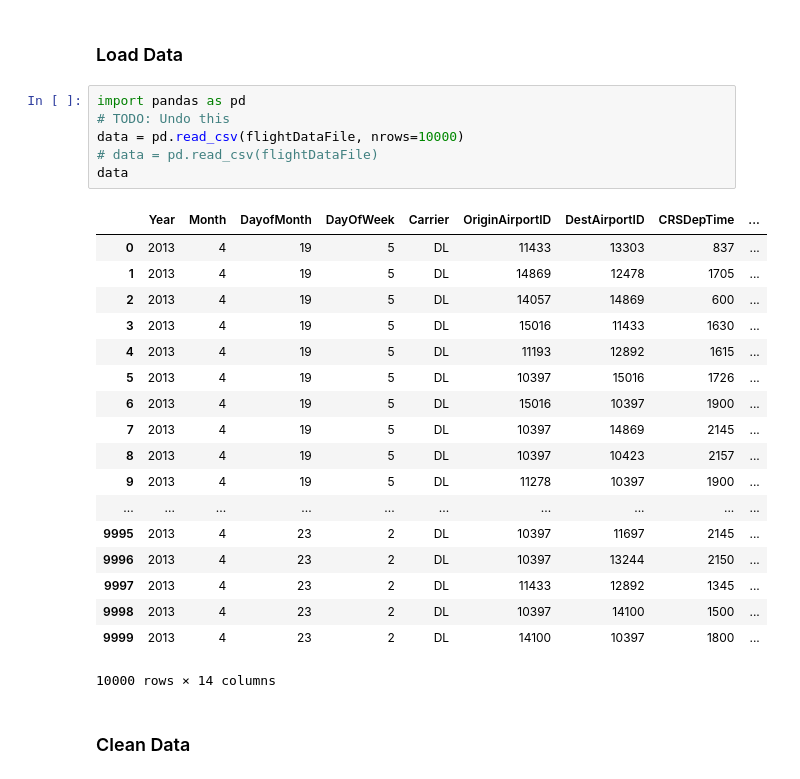
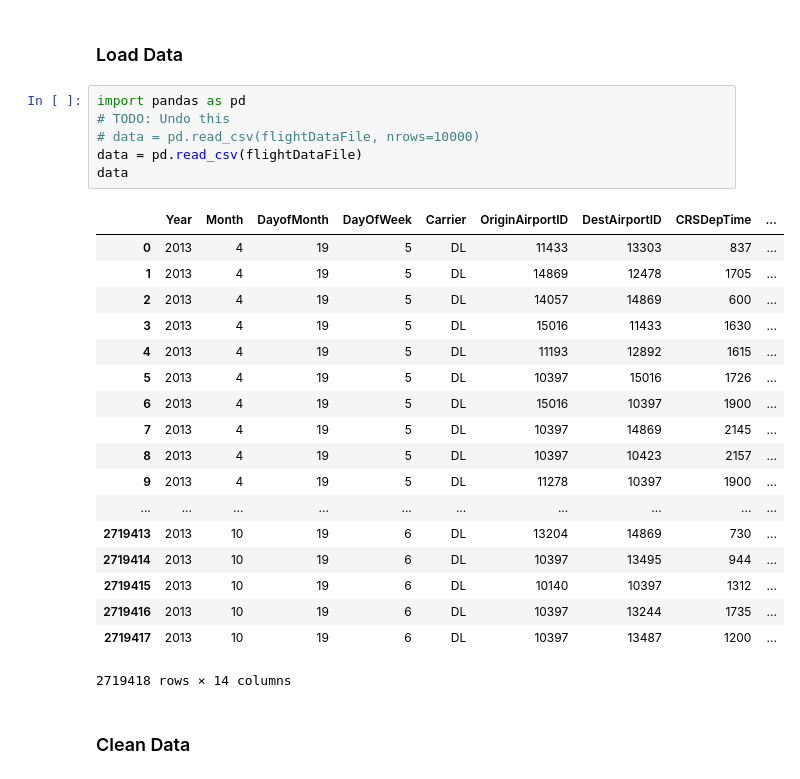
Before and after one commit to npalacio/IntroToAI, a Jupyter notebook: Homework/Project/Work/Flight Prediction.ipynb, the cells around one changed output. Cells and saved outputs as stored; diff of their text form.

Commit message:
Working version with weather data and linear regression

```diff
--- a/Homework/Project/Work/Flight Prediction.ipynb
+++ b/Homework/Project/Work/Flight Prediction.ipynb
@@ -20,28 +20,28 @@ dayCol = 'DayOfWeek'
 # %%
 import pandas as pd
 # TODO: Undo this
-data = pd.read_csv(flightDataFile, nrows=10000)
-# data = pd.read_csv(flightDataFile)
+# data = pd.read_csv(flightDataFile, nrows=10000)
+data = pd.read_csv(flightDataFile)
 data
 # %% [output]
 |  | Year | Month | DayofMonth | DayOfWeek | Carrier | OriginAirportID | DestAirportID | CRSDepTime | ... |
 | 0 | 2013 | 4 | 19 | 5 | DL | 11433 | 13303 | 837 | ... |
 | 1 | 2013 | 4 | 19 | 5 | DL | 14869 | 12478 | 1705 | ... |
 | 2 | 2013 | 4 | 19 | 5 | DL | 14057 | 14869 | 600 | ... |
 | 3 | 2013 | 4 | 19 | 5 | DL | 15016 | 11433 | 1630 | ... |
 | 4 | 2013 | 4 | 19 | 5 | DL | 11193 | 12892 | 1615 | ... |
 | 5 | 2013 | 4 | 19 | 5 | DL | 10397 | 15016 | 1726 | ... |
 | 6 | 2013 | 4 | 19 | 5 | DL | 15016 | 10397 | 1900 | ... |
 | 7 | 2013 | 4 | 19 | 5 | DL | 10397 | 14869 | 2145 | ... |
 | 8 | 2013 | 4 | 19 | 5 | DL | 10397 | 10423 | 2157 | ... |
 | 9 | 2013 | 4 | 19 | 5 | DL | 11278 | 10397 | 1900 | ... |
 | ... | ... | ... | ... | ... | ... | ... | ... | ... | ... |
-| 9995 | 2013 | 4 | 23 | 2 | DL | 10397 | 11697 | 2145 | ... |
-| 9996 | 2013 | 4 | 23 | 2 | DL | 10397 | 13244 | 2150 | ... |
-| 9997 | 2013 | 4 | 23 | 2 | DL | 11433 | 12892 | 1345 | ... |
-| 9998 | 2013 | 4 | 23 | 2 | DL | 10397 | 14100 | 1500 | ... |
-| 9999 | 2013 | 4 | 23 | 2 | DL | 14100 | 10397 | 1800 | ... |
+| 2719413 | 2013 | 10 | 19 | 6 | DL | 13204 | 14869 | 730 | ... |
+| 2719414 | 2013 | 10 | 19 | 6 | DL | 10397 | 13495 | 944 | ... |
+| 2719415 | 2013 | 10 | 19 | 6 | DL | 10140 | 10397 | 1312 | ... |
+| 2719416 | 2013 | 10 | 19 | 6 | DL | 10397 | 13244 | 1735 | ... |
+| 2719417 | 2013 | 10 | 19 | 6 | DL | 10397 | 13487 | 1200 | ... |
-10000 rows × 14 columns
+2719418 rows × 14 columns
 # %% [markdown]
 ### Clean Data
 # %% [markdown]
```
Also changed, not shown: parts of 24 cells of this notebook, 1 other file.
